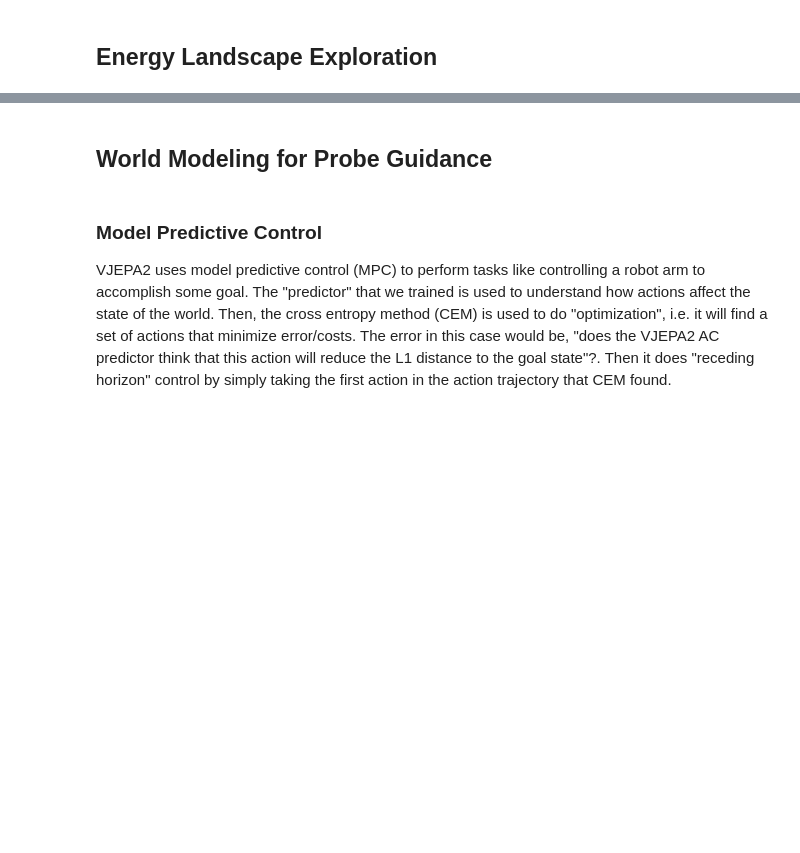
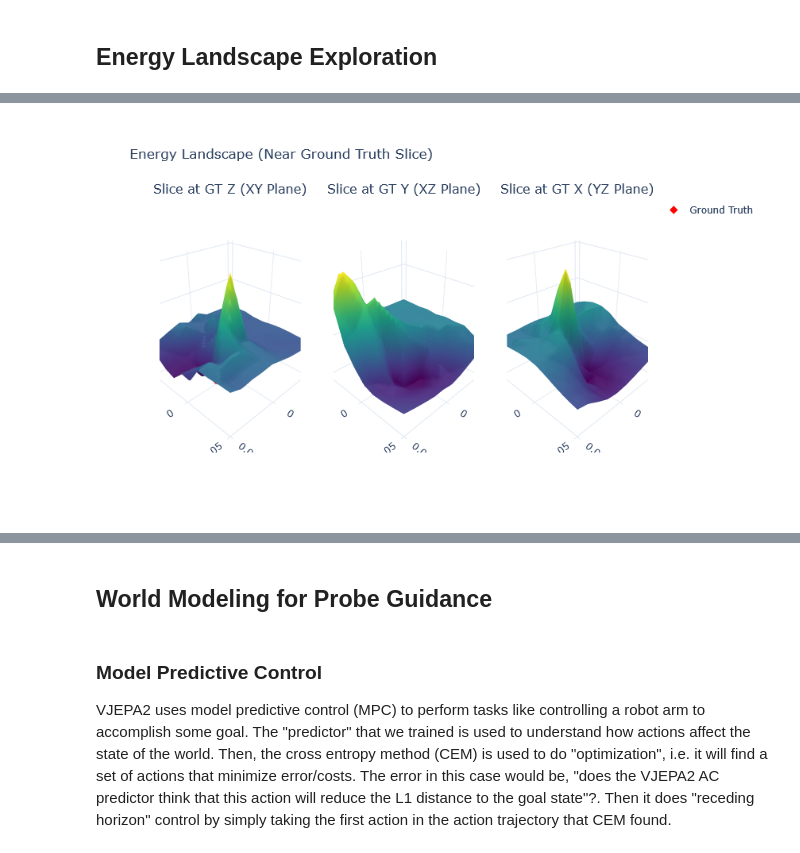
Before and after one commit to csu-signal/vjepa2, a Jupyter notebook: notebooks/probe_guidance_testing.ipynb, the cells around one changed output, grey strips where cells are left out. Saved outputs shown, nothing was run; the diff lists cells and outputs as text; code cells hidden in the pictures; blank space fills up the shorter version.

```diff
--- a/notebooks/probe_guidance_testing.ipynb
+++ b/notebooks/probe_guidance_testing.ipynb
@@ -586,0 +551,88 @@ fig.show()
+# %%
+fig2 = make_subplots(
+    rows=1, cols=3,
+    specs=[[{'type': 'scene'}, {'type': 'scene'}, {'type': 'scene'}]],
+    subplot_titles=(
+        "Slice at GT Z (XY Plane)",
+        "Slice at GT Y (XZ Plane)",
+        "Slice at GT X (YZ Plane)"
+    )
+)
+
+# Convert to arrays for boolean indexing
+dx_arr = np.array(delta_x)
+dy_arr = np.array(delta_y)
+dz_arr = np.array(delta_z)
+e_arr  = np.array(energy)
+
+# Slice configurations: (d1, d2, slice_axis_data, gt_slice_val, labels, gt1, gt2, col)
+# Tolerance defines the thickness of the slice band
+slices = [
+    (dx_arr, dy_arr, dz_arr, gt_z, "Delta X", "Delta Y", gt_x, gt_y, 1),
+    (dx_arr, dz_arr, dy_arr, gt_y, "Delta X", "Delta Z", gt_x, gt_z, 2),
+    (dy_arr, dz_arr, dx_arr, gt_x, "Delta Y", "Delta Z", gt_y, gt_z, 3),
+]
+
+for d1, d2, slice_data, gt_val, lbl1, lbl2, gt1, gt2, col in slices:
+    # Filter points within a band near ground truth (20% of range as band width)
+    band_width = (np.max(slice_data) - np.min(slice_data)) * 0.20
+    mask = np.abs(slice_data - gt_val) <= (band_width / 2.0)
+
+    # Fallback to all data if slice contains too few points
+    if np.sum(mask) < 10:
+        mask = np.ones_like(slice_data, dtype=bool)
+
+    d1_sub, d2_sub, e_sub = d1[mask], d2[mask], e_arr[mask]
+
+    # Grid interpolation on slice subset
+    xi = np.linspace(np.min(d1), np.max(d1), 40)
+    yi = np.linspace(np.min(d2), np.max(d2), 40)
+    XI, YI = np.meshgrid(xi, yi)
+
+    ZI = griddata((d1_sub, d2_sub), e_sub, (XI, YI), method='linear')
+
+    # Fill border NaNs
+    nan_mask = np.isnan(ZI)
+    if np.any(nan_mask):
+        ZI_nearest = griddata((d1_sub, d2_sub), e_sub, (XI, YI), method='nearest')
+        ZI[nan_mask] = ZI_nearest[nan_mask]
+
+    # Surface plot
+    fig2.add_trace(
+        go.Surface(
+            x=xi, y=yi, z=ZI,
+            colorscale='Viridis',
+            showscale=False,
+            hovertemplate=f"{lbl1}: %{{x:.2f}}<br>{lbl2}: %{{y:.2f}}<br>Energy: %{{z:.2f}}<extra></extra>"
+        ),
+        row=1, col=col
+    )
+
+    # Ground Truth Marker
+    fig2.add_trace(
+        go.Scatter3d(
+            x=[gt1], y=[gt2], z=[np.min(e_sub)],
+            mode='markers',
+            marker=dict(size=8, color='red', symbol='diamond'),
+            name='Ground Truth',
+            showlegend=(col == 1)
+        ),
+        row=1, col=col
+    )
+
+for scene_name, (x_lbl, y_lbl, z_lbl) in zip(scenes, axis_labels):
+    fig2.update_layout({
+        scene_name: dict(
+            xaxis_title=x_lbl, yaxis_title=y_lbl, zaxis_title=z_lbl,
+            camera=dict(eye=dict(x=1.5, y=1.5, z=1.2))
+        )
+    })
+
+fig2.update_layout(
+    height=500, width=1300,
+    title_text="Energy Landscape (Near Ground Truth Slice)",
+    template="plotly_white"
+)
+fig2.show()
+# %% [output]
+[figure, added]
```
Also changed, not shown: parts of 14 cells of this notebook, 1 other file.
